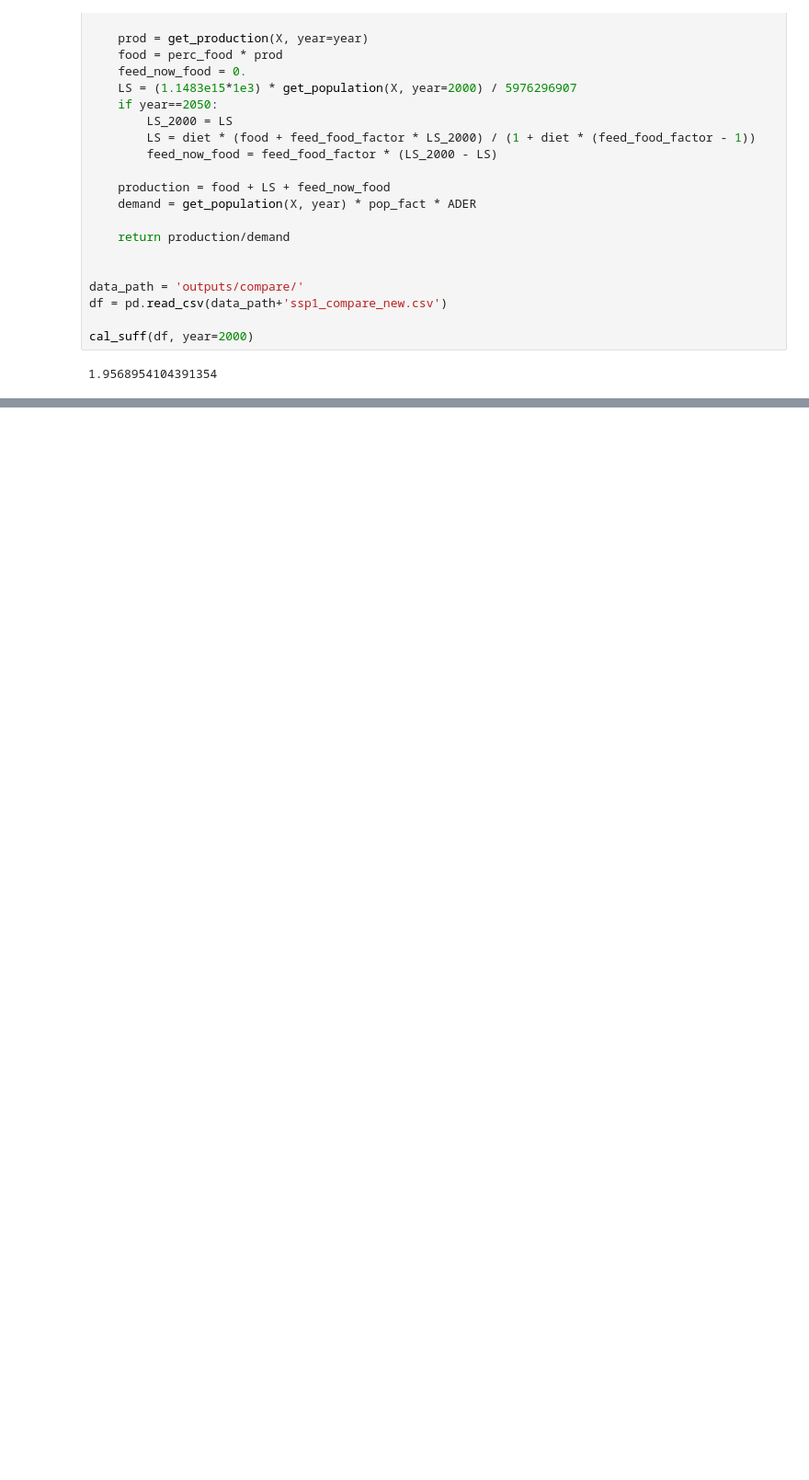
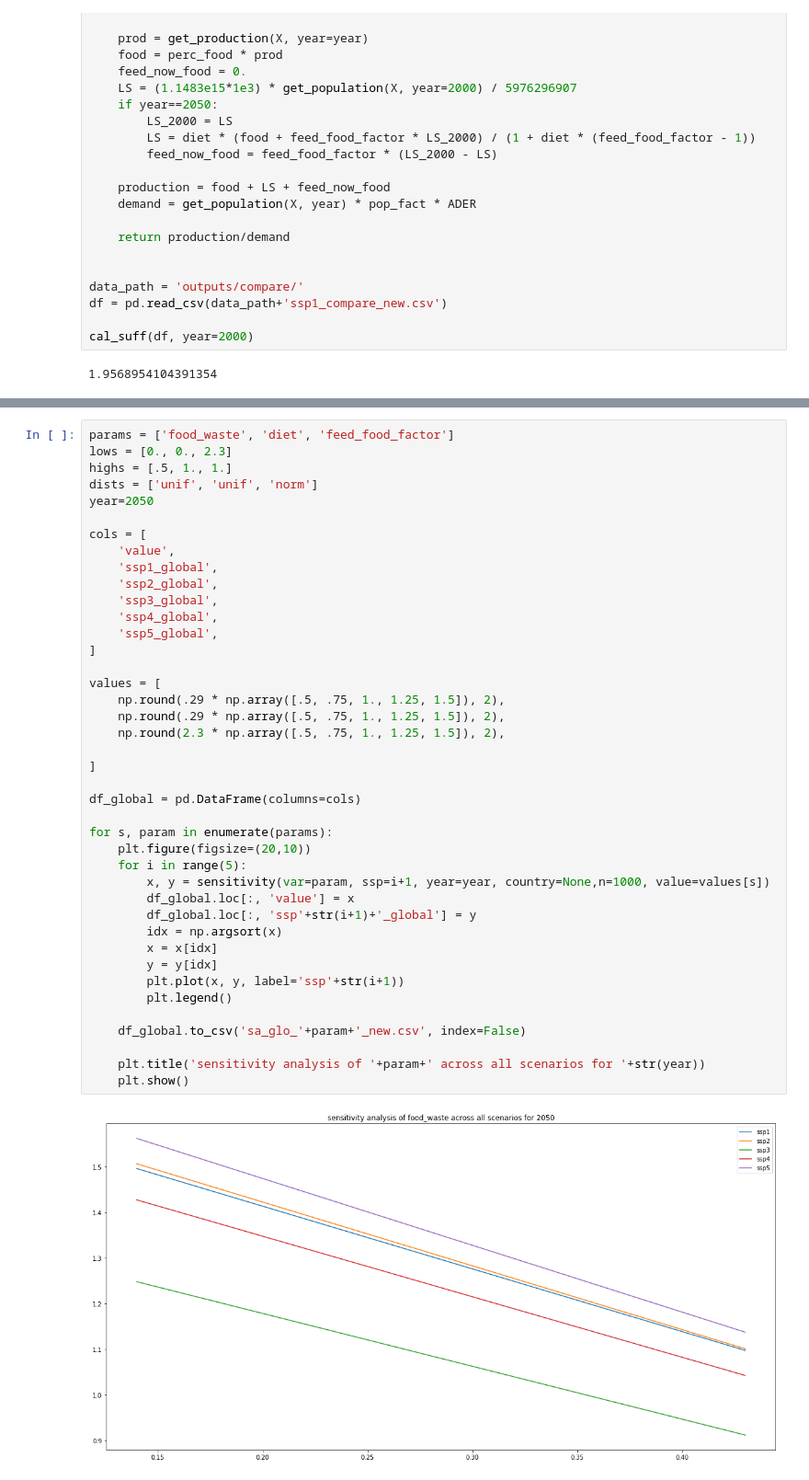
Before and after one commit to charlottegiseleweil/future-food-sufficiency, a Jupyter notebook: sufficiencies/SA_MC_caloric_sufficiency_1.ipynb, the cells around one changed output, grey strips where cells are left out. Shown: that part at 92% size. Cells and saved outputs as stored; diff of their text form; blank space fills up the shorter version.

```diff
--- a/sufficiencies/SA_MC_caloric_sufficiency_1.ipynb
+++ b/sufficiencies/SA_MC_caloric_sufficiency_1.ipynb
@@ -123,0 +129,43 @@ for param, low, high, dist in zip(params, lows, highs, dists):
+# %%
+params = ['food_waste', 'diet', 'feed_food_factor']
+lows = [0., 0., 2.3]
+highs = [.5, 1., 1.]
+dists = ['unif', 'unif', 'norm']
+year=2050
+
+cols = [
+    'value',
+    'ssp1_global',
+    'ssp2_global',
+    'ssp3_global',
+    'ssp4_global',
+    'ssp5_global',
+]
+
+values = [
+    np.round(.29 * np.array([.5, .75, 1., 1.25, 1.5]), 2),
+    np.round(.29 * np.array([.5, .75, 1., 1.25, 1.5]), 2),
+    np.round(2.3 * np.array([.5, .75, 1., 1.25, 1.5]), 2),
+
+]
+
+df_global = pd.DataFrame(columns=cols)
+
+for s, param in enumerate(params):
+    plt.figure(figsize=(20,10))
+    for i in range(5):
+        x, y = sensitivity(var=param, ssp=i+1, year=year, country=None,n=1000, value=values[s])
+        df_global.loc[:, 'value'] = x
+        df_global.loc[:, 'ssp'+str(i+1)+'_global'] = y
+        idx = np.argsort(x)
+        x = x[idx]
+        y = y[idx]
+        plt.plot(x, y, label='ssp'+str(i+1))
+        plt.legend()
+
+    df_global.to_csv('sa_glo_'+param+'_new.csv', index=False)
+
+    plt.title('sensitivity analysis of '+param+' across all scenarios for '+str(year))
+    plt.show()
+# %% [output]
+[figure, added]
```
Also changed, not shown: parts of 12 cells of this notebook, 1 other file.
